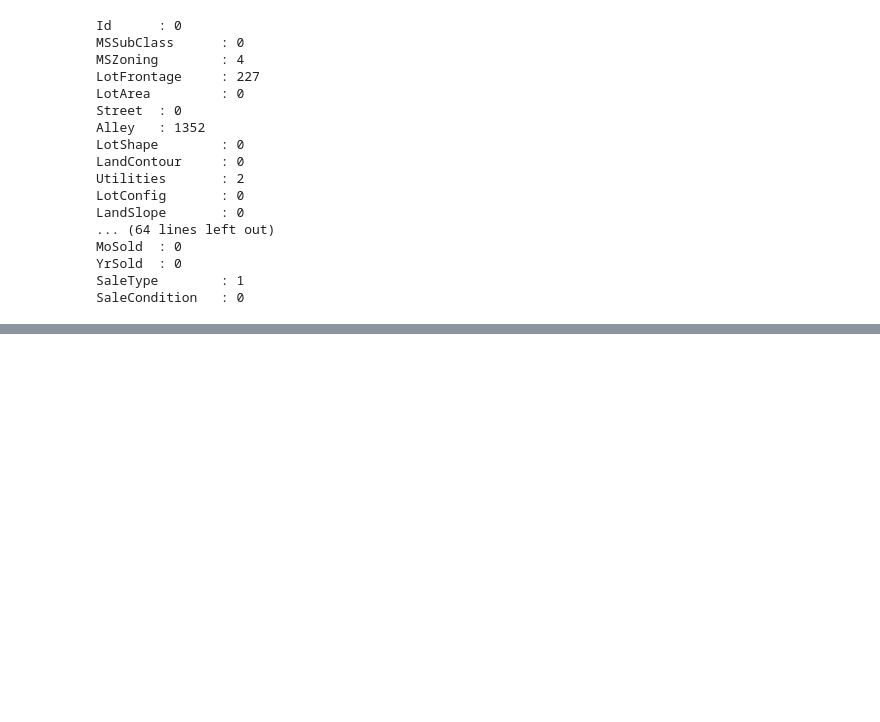
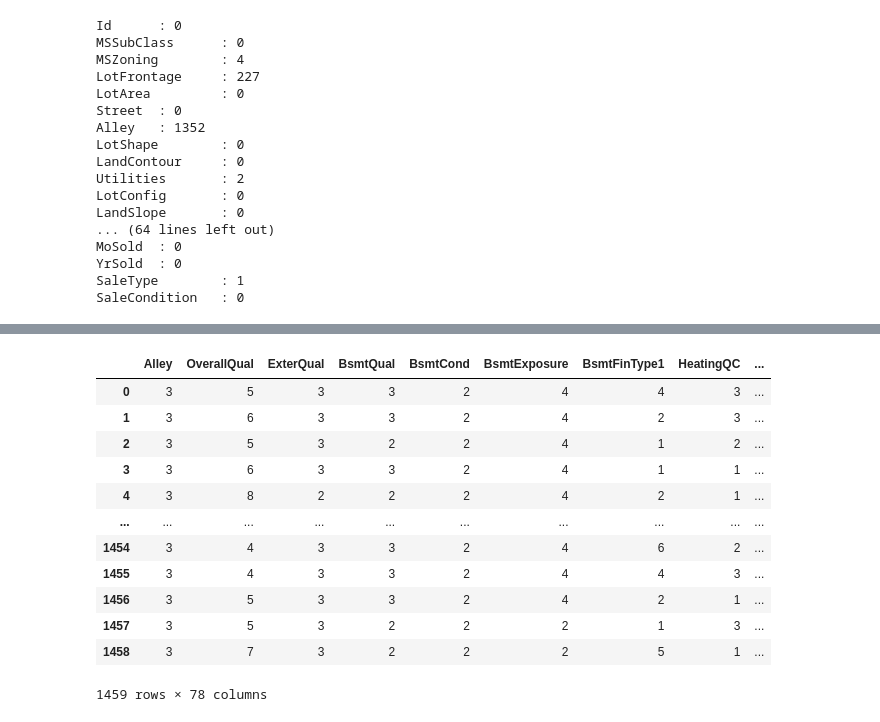
Before and after one commit to sidhantagar/Kaggle-House-Prices, a Jupyter notebook: house-prices.ipynb, the cells around one changed output, grey strips where cells are left out. Saved outputs shown, nothing was run; the diff lists cells and outputs as text; code cells hidden in the pictures; blank space fills up the shorter version.

Commit message:
Update house-prices.ipynb
A well commented version to be uploaded soon

```diff
--- a/house-prices.ipynb
+++ b/house-prices.ipynb
@@ -660,0 +676,6 @@ for i in categorical_ordered:
+# %%
+useful1 = []
+for i in useful:
+    if i != 'SalePrice':
+        useful1.append(i)
+useful1
@@ -660,0 +700,16 @@ for i in categorical_ordered:
+# %%
+test[useful1]
+# %% [output]
+|  | Alley | OverallQual | ExterQual | BsmtQual | BsmtCond | BsmtExposure | BsmtFinType1 | HeatingQC | ... |
+| 0 | 3 | 5 | 3 | 3 | 2 | 4 | 4 | 3 | ... |
+| 1 | 3 | 6 | 3 | 3 | 2 | 4 | 2 | 3 | ... |
+| 2 | 3 | 5 | 3 | 2 | 2 | 4 | 1 | 2 | ... |
+| 3 | 3 | 6 | 3 | 3 | 2 | 4 | 1 | 1 | ... |
+| 4 | 3 | 8 | 2 | 2 | 2 | 4 | 2 | 1 | ... |
+| ... | ... | ... | ... | ... | ... | ... | ... | ... | ... |
+| 1454 | 3 | 4 | 3 | 3 | 2 | 4 | 6 | 2 | ... |
+| 1455 | 3 | 4 | 3 | 3 | 2 | 4 | 4 | 3 | ... |
+| 1456 | 3 | 5 | 3 | 3 | 2 | 4 | 2 | 1 | ... |
+| 1457 | 3 | 5 | 3 | 2 | 2 | 2 | 1 | 3 | ... |
+| 1458 | 3 | 7 | 3 | 2 | 2 | 2 | 5 | 1 | ... |
+1459 rows × 78 columns
```
Also changed, not shown: parts of 20 cells of this notebook.
